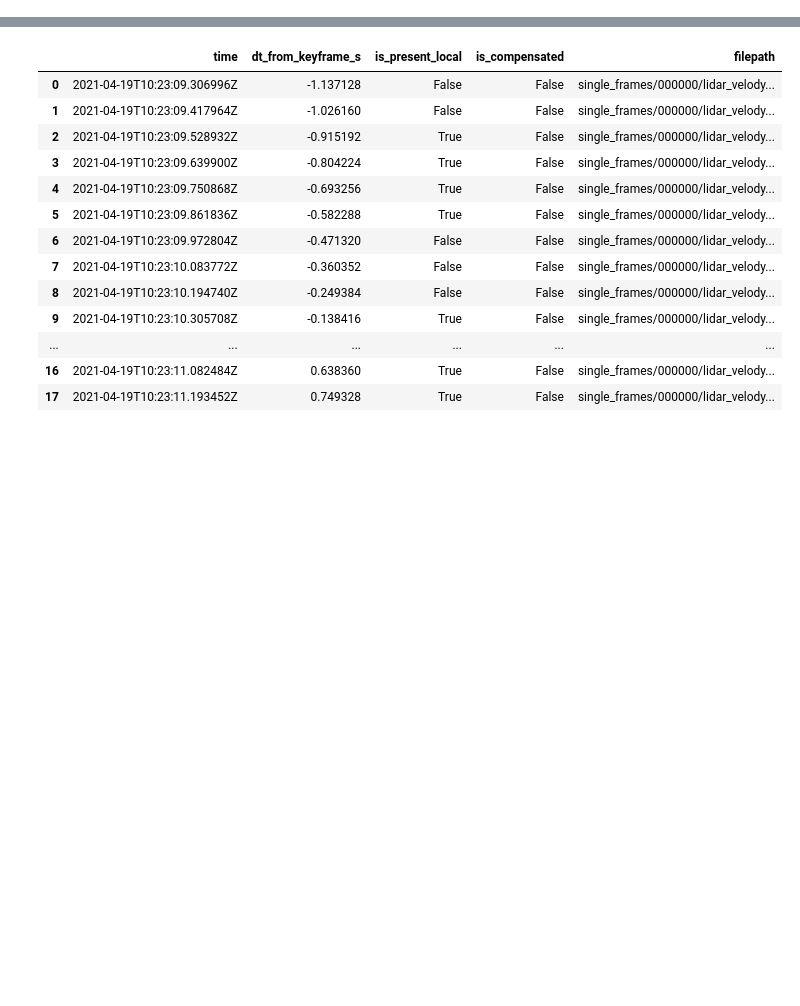
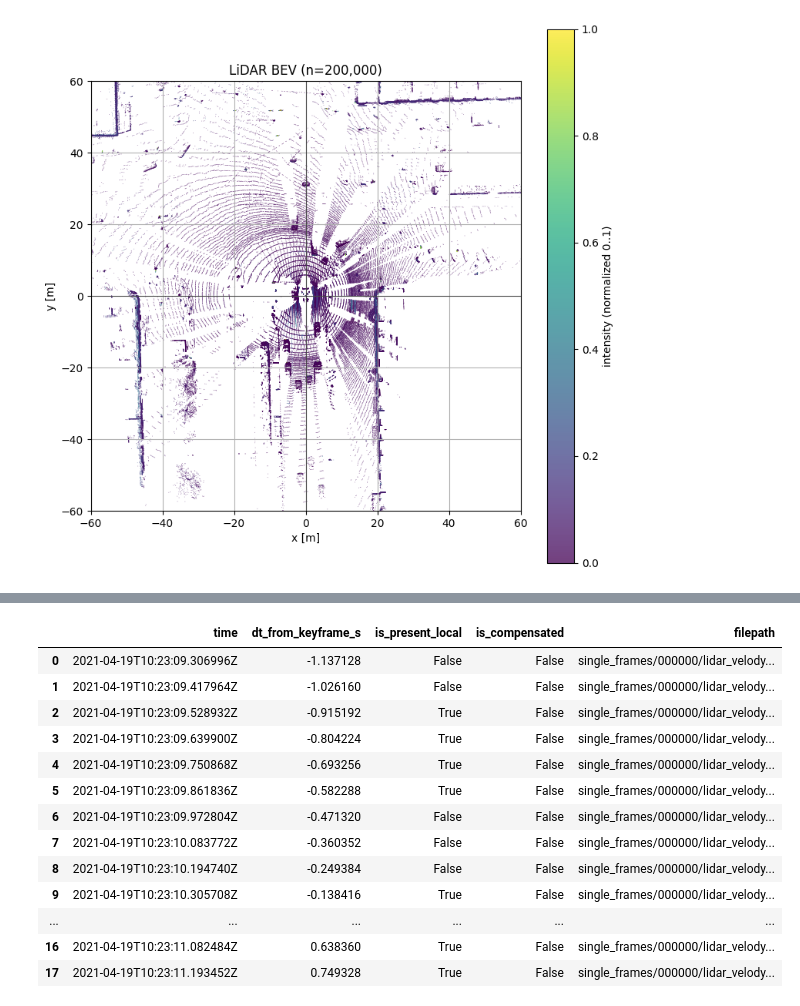
Before and after one commit to scaleoutsystems/multimodal-MoE, a Jupyter notebook: notebooks/LiDAR_exploration.ipynb, the cells around one changed output, grey strips where cells are left out. Saved outputs shown, nothing was run; the diff lists cells and outputs as text; code cells hidden in the pictures; blank space fills up the shorter version.

Commit message:
continued lidar exploration in notebook

```diff
--- a/notebooks/LiDAR_exploration.ipynb
+++ b/notebooks/LiDAR_exploration.ipynb
@@ -417,0 +184,4 @@ This is exactly why the LiDAR folder can look “too crowded” compared to came
+# %%
+# frame 000000 lidar path
+closest_lidar_filename = nearest_lidar_filename(FRAME_DIR_000000)
+closest_lidar_path = FRAME_DIR_000000 / "lidar_velodyne" / closest_lidar_filename
@@ -417,0 +273,85 @@ This is exactly why the LiDAR folder can look “too crowded” compared to came
+# %%
+def _xyz_intensity_from_pts(pts: np.ndarray) -> tuple[np.ndarray, np.ndarray]:
+    """Extract xyz (N,3) and intensity (N,) from structured or plain arrays."""
+    if not isinstance(pts, np.ndarray):
+        raise TypeError("pts must be a numpy ndarray")
+
+    # Structured array path (expected for ZOD LiDAR .npy)
+    if pts.dtype.names is not None:
+        names = set(pts.dtype.names)
+        required = {"x", "y", "z", "intensity"}
+        if not required.issubset(names):
+            raise ValueError(f"Structured pts is missing required fields: {required - names}")
+
+        xyz = np.stack(
+            [
+                pts["x"].astype(np.float32),
+                pts["y"].astype(np.float32),
+                pts["z"].astype(np.float32),
+            ],
+            axis=1,
+        )
+        intensity = pts["intensity"].astype(np.float32)
+        return xyz, intensity
+
+    # Plain array fallback: [timestamp, x, y, z, intensity, ...]
+    arr = np.asarray(pts)
+    if arr.ndim != 2 or arr.shape[1] < 5:
+        raise ValueError("Plain pts array must have shape (N, >=5): [timestamp, x, y, z, intensity, ...]")
+
+    xyz = arr[:, 1:4].astype(np.float32)
+    intensity = arr[:, 4].astype(np.float32)
+    return xyz, intensity
+
+
+def plot_lidar_bev(
+    pts: np.ndarray,
+    max_points: int = 200_000,
+    seed: int = 0,
+    point_size: float = 0.3,
+    alpha: float = 0.75,
+    cmap: str = "viridis",
+    xlim: tuple[float, float] | None = None,
+    ylim: tuple[float, float] | None = None,
+) -> None:
+    """BEV (x-y) scatter colored by intensity (0..255).
+    input: structured or plain numpy array
+    output: matplotlib figure
+    """
+    xyz, intensity = _xyz_intensity_from_pts(pts)
+
+    # No downsampling: use all points.
+    xyz_s = xyz
+    inten_s = np.clip(intensity, 0.0, 255.0) / 255.0
+
+    plt.figure(figsize=(9, 9))
+    sc = plt.scatter(
+        xyz_s[:, 0], xyz_s[:, 1],
+        c=inten_s,
+        s=point_size,
+        alpha=alpha,
+        cmap=cmap,
+        linewidths=0,
+    )
+
+    plt.axhline(0.0, linewidth=0.8, color="black", alpha=0.6)
+    plt.axvline(0.0, linewidth=0.8, color="black", alpha=0.6)
+    plt.gca().set_aspect("equal", adjustable="box")
+
+    if xlim is not None:
+        plt.xlim(xlim)
+    if ylim is not None:
+        plt.ylim(ylim)
+
+    plt.title(f"LiDAR BEV (n={len(xyz_s):,})")
+    plt.xlabel("x [m]")
+    plt.ylabel("y [m]")
+    cbar = plt.colorbar(sc)
+    cbar.set_label("intensity (normalized 0..1)")
+    plt.show()
+
+
+# Example calls:
+plot_lidar_bev(pts, xlim=(-60, 60), ylim=(-60, 60))
+# %% [output]
+[figure, added]
```
Also changed, not shown: parts of 42 cells of this notebook.
